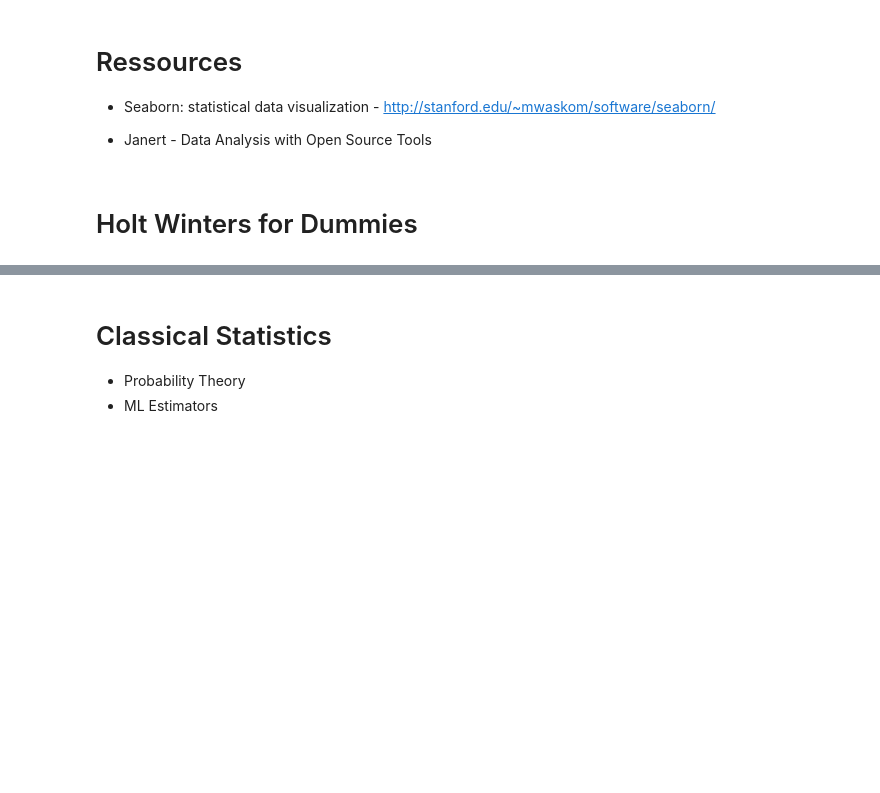
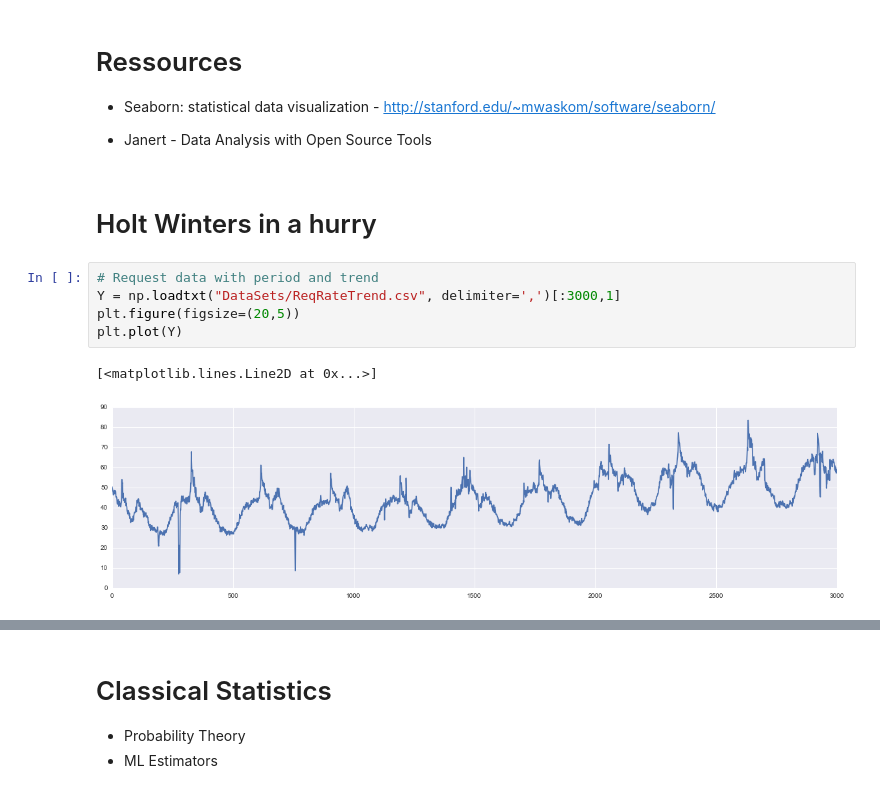
Before and after one commit to HeinrichHartmann/Statistics-for-Engineers, a Jupyter notebook: Tutorial.ipynb, the cells around one changed output, grey strips where cells are left out. Saved outputs shown, nothing was run; the diff lists cells and outputs as text; blank space fills up the shorter version.

Commit message:
Added Holt Winters.

```diff
--- a/Tutorial.ipynb
+++ b/Tutorial.ipynb
@@ -1280,4 +1354,12 @@ plt.plot(grid, map(f, grid))
 
 * Janert - Data Analysis with Open Source Tools
 # %% [markdown]
-# Holt Winters for Dummies
+# Holt Winters in a hurry
+# %%
+# Request data with period and trend
+Y = np.loadtxt("DataSets/ReqRateTrend.csv", delimiter=',')[:3000,1]
+plt.figure(figsize=(20,5))
+plt.plot(Y)
+# %% [output]
+[<matplotlib.lines.Line2D at 0x...>]
+[figure, added]
```
Also changed, not shown: parts of 23 cells of this notebook, 13 other files.
